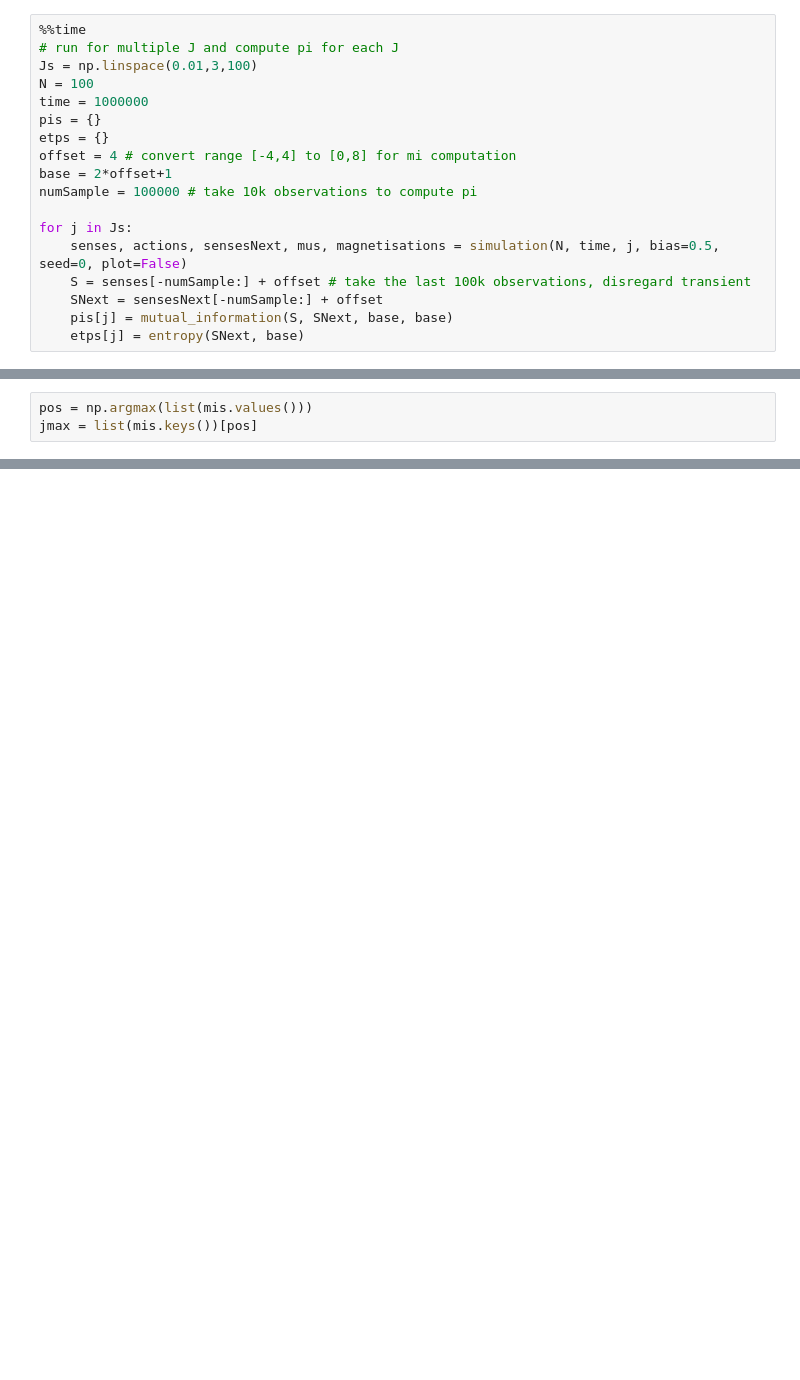
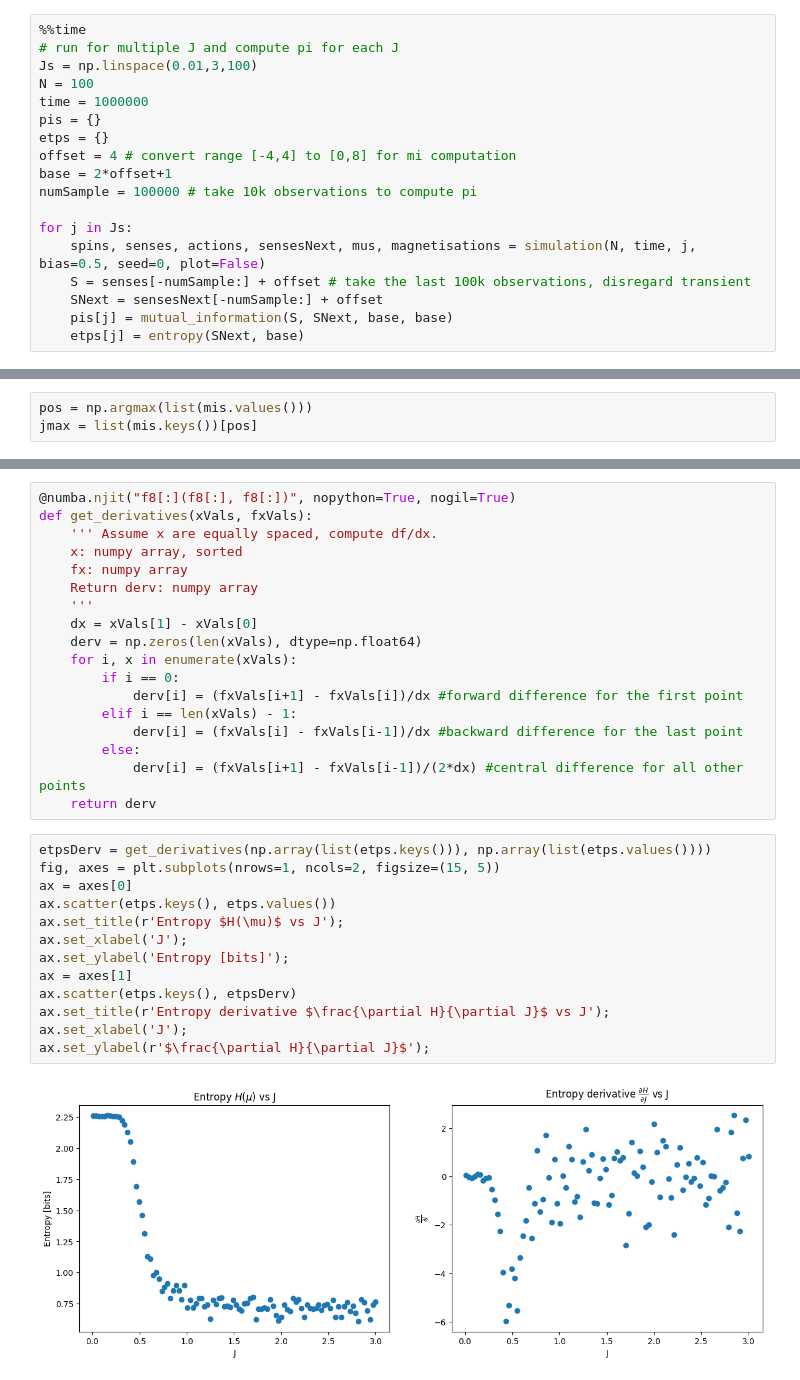
Before and after one commit to qianyangchen/IsingModel2D, a Jupyter notebook: Ising2D.ipynb, the cells around one changed output, grey strips where cells are left out. Cells and saved outputs as stored; diff of their text form; blank space fills up the shorter version.

```diff
--- a/Ising2D.ipynb
+++ b/Ising2D.ipynb
@@ -263,7 +272,7 @@ base = 2*offset+1
 numSample = 100000 # take 10k observations to compute pi
 
 for j in Js:
-    senses, actions, sensesNext, mus, magnetisations = simulation(N, time, j, bias=0.5, seed=0, plot=False)
+    spins, senses, actions, sensesNext, mus, magnetisations = simulation(N, time, j, bias=0.5, seed=0, plot=False)
     S = senses[-numSample:] + offset # take the last 100k observations, disregard transient
     SNext = sensesNext[-numSample:] + offset
     pis[j] = mutual_information(S, SNext, base, base)
@@ -392,0 +406,33 @@ ax.set_ylabel('Magnetisation');
+# %%
+@numba.njit("f8[:](f8[:], f8[:])", nopython=True, nogil=True)
+def get_derivatives(xVals, fxVals):
+    ''' Assume x are equally spaced, compute df/dx.
+    x: numpy array, sorted
+    fx: numpy array
+    Return derv: numpy array
+    '''
+    dx = xVals[1] - xVals[0]
+    derv = np.zeros(len(xVals), dtype=np.float64)
+    for i, x in enumerate(xVals):
+        if i == 0:
+            derv[i] = (fxVals[i+1] - fxVals[i])/dx #forward difference for the first point
+        elif i == len(xVals) - 1:
+            derv[i] = (fxVals[i] - fxVals[i-1])/dx #backward difference for the last point
+        else:
+            derv[i] = (fxVals[i+1] - fxVals[i-1])/(2*dx) #central difference for all other points
+    return derv
+# %%
+etpsDerv = get_derivatives(np.array(list(etps.keys())), np.array(list(etps.values())))
+fig, axes = plt.subplots(nrows=1, ncols=2, figsize=(15, 5))
+ax = axes[0]
+ax.scatter(etps.keys(), etps.values())
+ax.set_title(r'Entropy $H(\mu)$ vs J');
+ax.set_xlabel('J');
+ax.set_ylabel('Entropy [bits]');
+ax = axes[1]
+ax.scatter(etps.keys(), etpsDerv)
+ax.set_title(r'Entropy derivative $\frac{\partial H}{\partial J}$ vs J');
+ax.set_xlabel('J');
+ax.set_ylabel(r'$\frac{\partial H}{\partial J}$');
+# %% [output]
+[figure, added]
```
Also changed, not shown: parts of 22 cells of this notebook.
